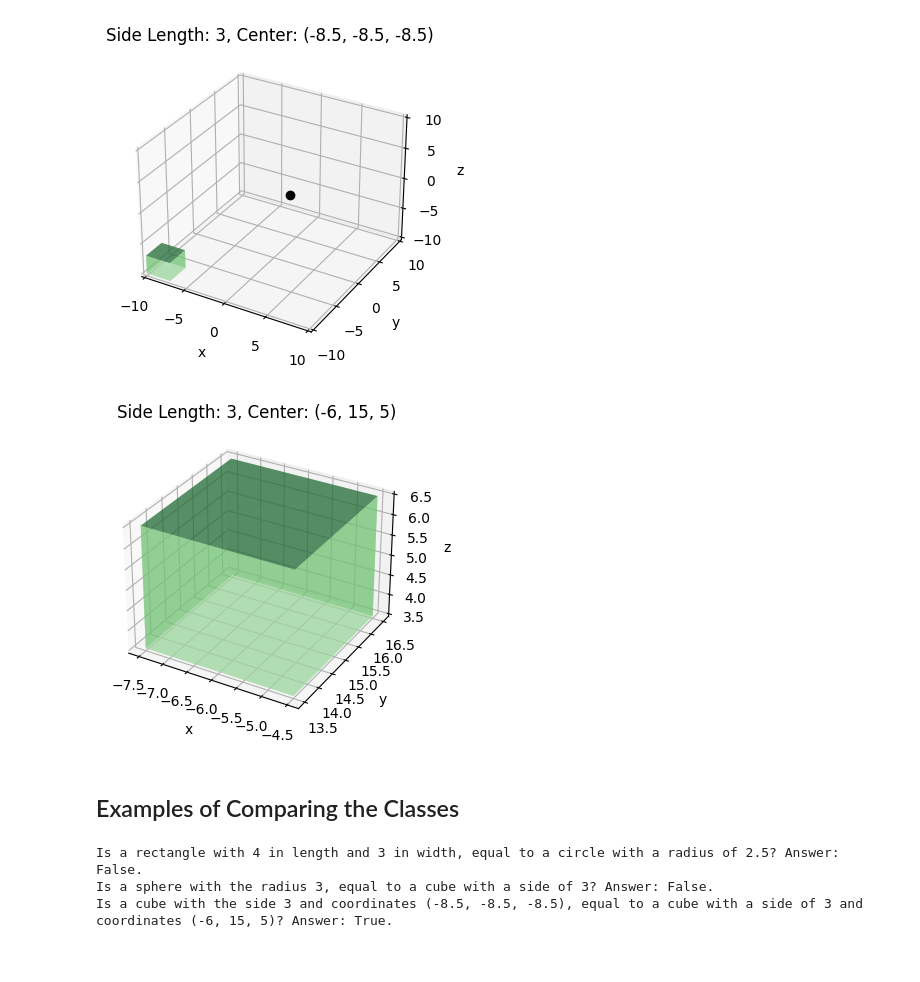
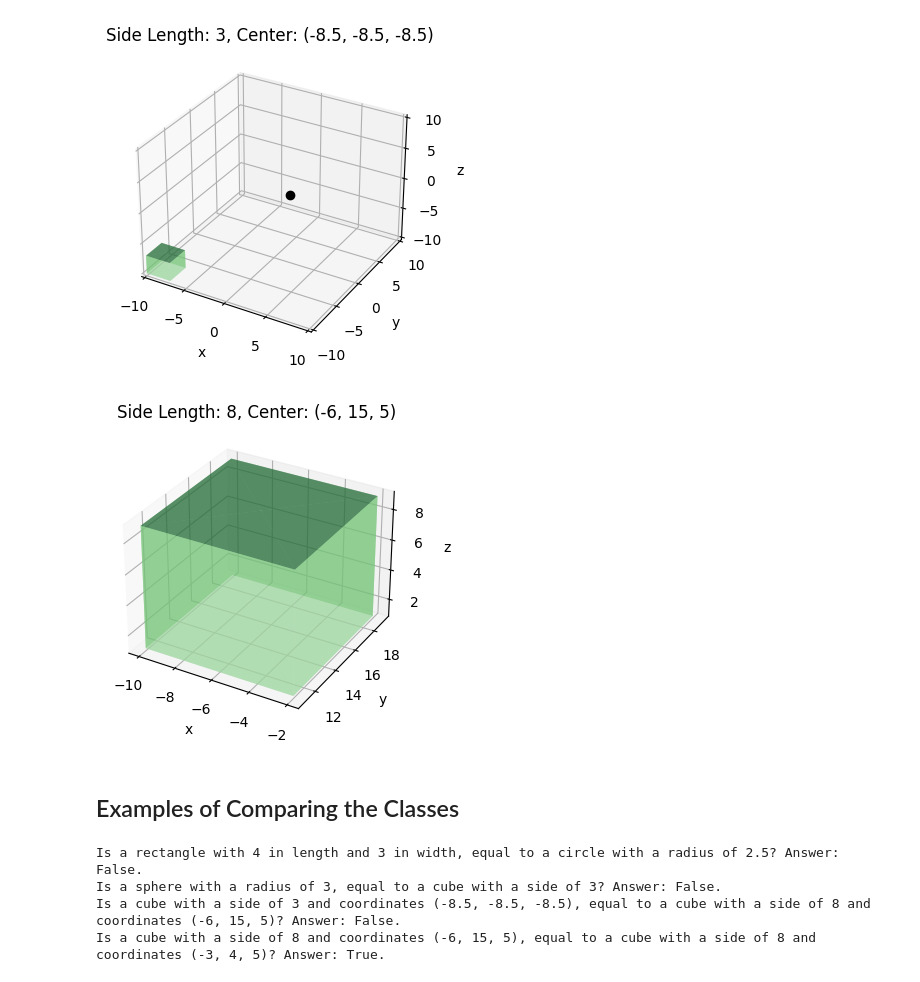
Before and after one commit to Anna-MariaSjolund/Python-Programming-Anna-MariaSjolund, a Jupyter notebook: Labs/Lab3/geometry_examples.ipynb, the cells around one changed output. Drawn from its saved outputs; the diff is of its cells as text; code cells hidden in the pictures.

Commit message:
Added another example of equality

```diff
--- a/Labs/Lab3/geometry_examples.ipynb
+++ b/Labs/Lab3/geometry_examples.ipynb
@@ -149,18 +152,22 @@ cub.plot_figure(fixed_scale10=True, point=(4, -3.5, 4))
 # %% [output]
 [figure]
 # %%
-#If the edges of the cube is outside the range -10 to 10, this is the resulting plot.
-cub2 = Cube(3, -6, 15, 5)
+#If the edges of a cube is outside the range -10 to 10 (or/and the fixed_scale10 is False), this is the resulting plot.
+cub2 = Cube(8, -6, 15, 5)
 cub2.plot_figure()
 # %% [output]
-[figure, old version]
+[figure, new version]
 # %% [markdown]
 ## Examples of Comparing the Classes
 # %%
+cub3 = Cube(8, -3, 4, 5)
+
 print(f"Is a rectangle with {rect.length} in length and {rect.width} in width, equal to a circle with a radius of {circ.radius}? Answer: {rect == circ}.")
-print(f"Is a sphere with the radius {sph.radius}, equal to a cube with a side of {cub.side}? Answer: {sph == cub}.")
-print(f"Is a cube with the side {cub.side} and coordinates ({cub.x_coordinate}, {cub.y_coordinate}, {cub.z_coordinate}), equal to a cube with a side of {cub2.side} and coordinates ({cub2.x_coordinate}, {cub2.y_coordinate}, {cub2.z_coordinate})? Answer: {cub == cub2}.")
+print(f"Is a sphere with a radius of {sph.radius}, equal to a cube with a side of {cub.side}? Answer: {sph == cub}.")
+print(f"Is a cube with a side of {cub.side} and coordinates ({cub.x_coordinate}, {cub.y_coordinate}, {cub.z_coordinate}), equal to a cube with a side of {cub2.side} and coordinates ({cub2.x_coordinate}, {cub2.y_coordinate}, {cub2.z_coordinate})? Answer: {cub == cub2}.")
+print(f"Is a cube with a side of {cub2.side} and coordinates ({cub2.x_coordinate}, {cub2.y_coordinate}, {cub2.z_coordinate}), equal to a cube with a side of {cub3.side} and coordinates ({cub3.x_coordinate}, {cub3.y_coordinate}, {cub3.z_coordinate})? Answer: {cub2 == cub3}.")
 # %% [output]
 Is a rectangle with 4 in length and 3 in width, equal to a circle with a radius of 2.5? Answer: False.
-Is a sphere with the radius 3, equal to a cube with a side of 3? Answer: False.
-Is a cube with the side 3 and coordinates (-8.5, -8.5, -8.5), equal to a cube with a side of 3 and coordinates (-6, 15, 5)? Answer: True.
+Is a sphere with a radius of 3, equal to a cube with a side of 3? Answer: False.
+Is a cube with a side of 3 and coordinates (-8.5, -8.5, -8.5), equal to a cube with a side of 8 and coordinates (-6, 15, 5)? Answer: False.
+Is a cube with a side of 8 and coordinates (-6, 15, 5), equal to a cube with a side of 8 and coordinates (-3, 4, 5)? Answer: True.
```
Also changed, not shown: parts of 11 cells of this notebook.
